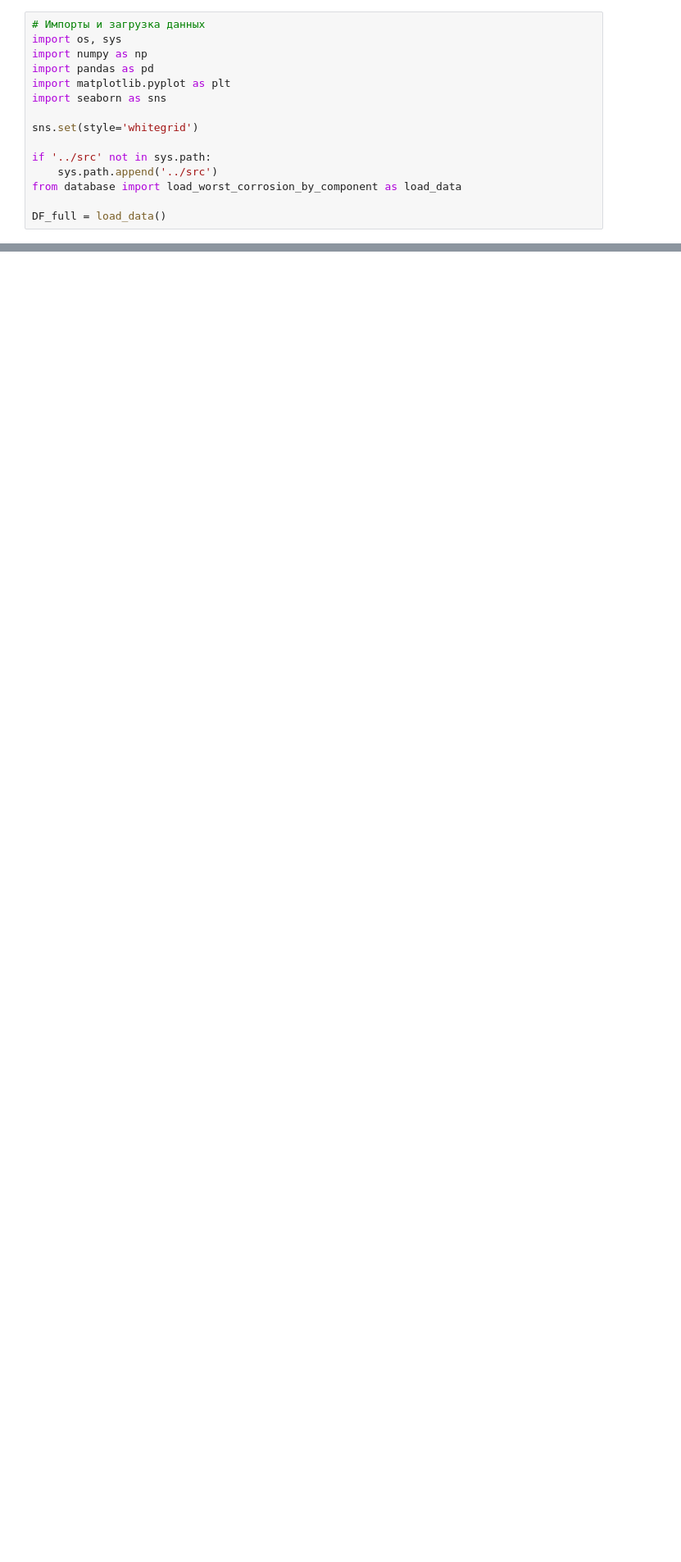
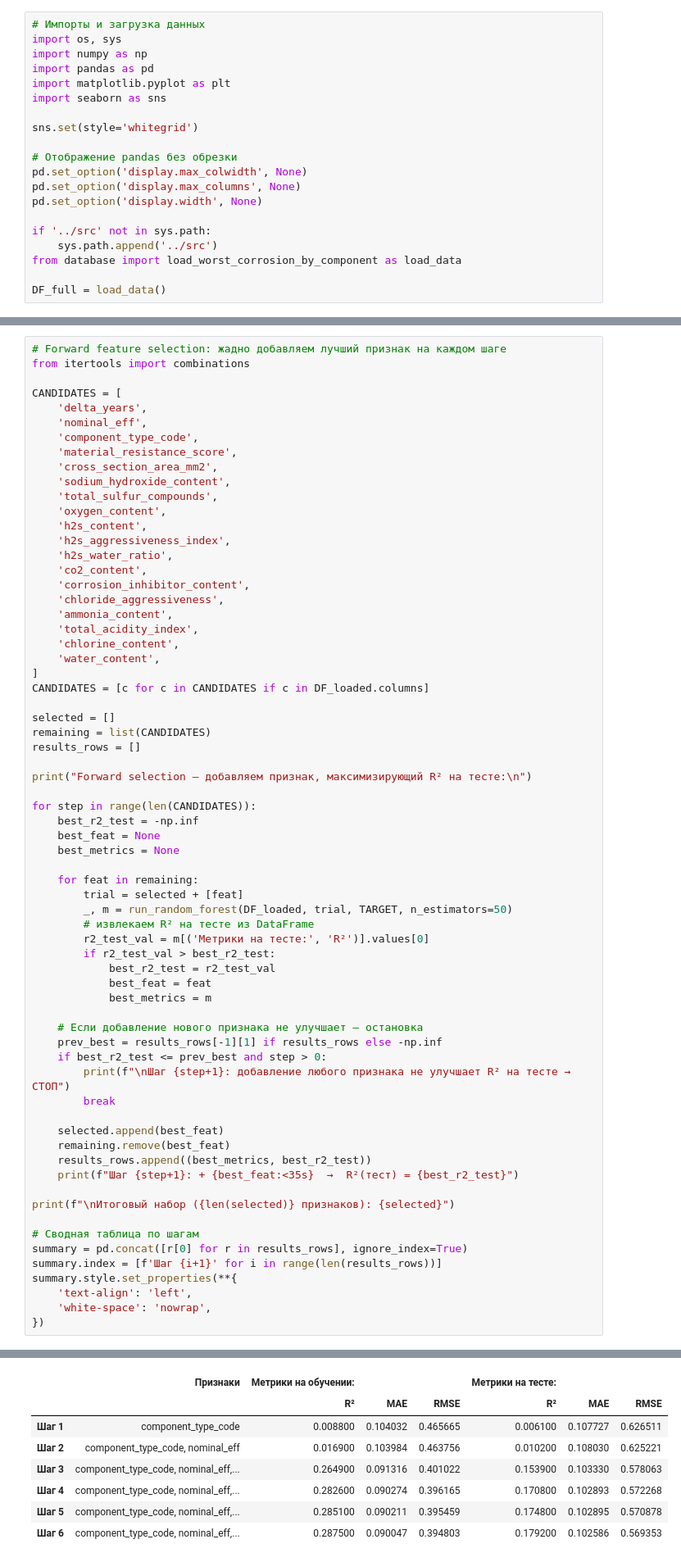
Before and after one commit to Kosyakin/corrosion_analysis_project, a Jupyter notebook: PythonMLExperiments/1_corr_analysis/случайный лес.ipynb, the cells around one changed output, grey strips where cells are left out. Shown at 82% size. Cells and saved outputs as stored; diff of their text form; blank space fills up the shorter version.

```diff
--- a/PythonMLExperiments/1_corr_analysis/случайный лес.ipynb
+++ b/PythonMLExperiments/1_corr_analysis/случайный лес.ipynb
@@ -8,6 +8,11 @@ import seaborn as sns
 
 sns.set(style='whitegrid')
 
+# Отображение pandas без обрезки
+pd.set_option('display.max_colwidth', None)
+pd.set_option('display.max_columns', None)
+pd.set_option('display.width', None)
+
 if '../src' not in sys.path:
     sys.path.append('../src')
 from database import load_worst_corrosion_by_component as load_data
@@ -177,0 +246,68 @@ underdeposit_corrosion_index  0.097057
+# %%
+# Forward feature selection: жадно добавляем лучший признак на каждом шаге
+from itertools import combinations
+
+CANDIDATES = [
+    'delta_years',
+    'nominal_eff',
+    'component_type_code',
+    'material_resistance_score',
+    'cross_section_area_mm2',
+    'sodium_hydroxide_content',
+    'total_sulfur_compounds',
+    'oxygen_content',
+    'h2s_content',
+    'h2s_aggressiveness_index',
+    'h2s_water_ratio',
+    'co2_content',
+    'corrosion_inhibitor_content',
+    'chloride_aggressiveness',
+    'ammonia_content',
+    'total_acidity_index',
+    'chlorine_content',
+    'water_content',
+]
+CANDIDATES = [c for c in CANDIDATES if c in DF_loaded.columns]
+
+selected = []
+remaining = list(CANDIDATES)
+results_rows = []
+
+print("Forward selection — добавляем признак, максимизирующий R² на тесте:\n")
+
+for step in range(len(CANDIDATES)):
+    best_r2_test = -np.inf
+    best_feat = None
+    best_metrics = None
+
+    for feat in remaining:
+        trial = selected + [feat]
+        _, m = run_random_forest(DF_loaded, trial, TARGET, n_estimators=50)
+        # извлекаем R² на тесте из DataFrame
+        r2_test_val = m[('Метрики на тесте:', 'R²')].values[0]
+        if r2_test_val > best_r2_test:
+            best_r2_test = r2_test_val
+            best_feat = feat
+            best_metrics = m
+
+    # Если добавление нового признака не улучшает — остановка
+    prev_best = results_rows[-1][1] if results_rows else -np.inf
+    if best_r2_test <= prev_best and step > 0:
+        print(f"\nШаг {step+1}: добавление любого признака не улучшает R² на тесте → СТОП")
+        break
+
+    selected.append(best_feat)
+    remaining.remove(best_feat)
+    results_rows.append((best_metrics, best_r2_test))
+    print(f"Шаг {step+1}: + {best_feat:<35s}  →  R²(тест) = {best_r2_test}")
+
+print(f"\nИтоговый набор ({len(selected)} признаков): {selected}")
+
+# Сводная таблица по шагам
+summary = pd.concat([r[0] for r in results_rows], ignore_index=True)
+summary.index = [f'Шаг {i+1}' for i in range(len(results_rows))]
+summary.style.set_properties(**{
+    'text-align': 'left',
+    'white-space': 'nowrap',
+})
+# %% [output]
@@ -177,0 +326,8 @@ underdeposit_corrosion_index  0.097057
+|  | Признаки | Метрики на обучении: |  |  | Метрики на тесте: |  |  |
+|  |  | R² | MAE | RMSE | R² | MAE | RMSE |
+| Шаг 1 | component_type_code | 0.008800 | 0.104032 | 0.465665 | 0.006100 | 0.107727 | 0.626511 |
+| Шаг 2 | component_type_code, nominal_eff | 0.016900 | 0.103984 | 0.463756 | 0.010200 | 0.108030 | 0.625221 |
+| Шаг 3 | component_type_code, nominal_eff,... | 0.264900 | 0.091316 | 0.401022 | 0.153900 | 0.103330 | 0.578063 |
+| Шаг 4 | component_type_code, nominal_eff,... | 0.282600 | 0.090274 | 0.396165 | 0.170800 | 0.102893 | 0.572268 |
+| Шаг 5 | component_type_code, nominal_eff,... | 0.285100 | 0.090211 | 0.395459 | 0.174800 | 0.102895 | 0.570878 |
+| Шаг 6 | component_type_code, nominal_eff,... | 0.287500 | 0.090047 | 0.394803 | 0.179200 | 0.102586 | 0.569353 |
```
Also changed, not shown: parts of 15 cells of this notebook, 1 other file.
